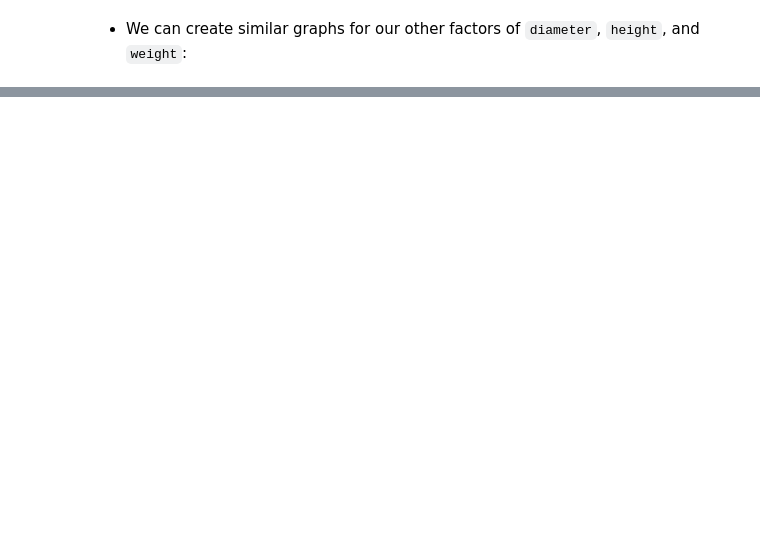
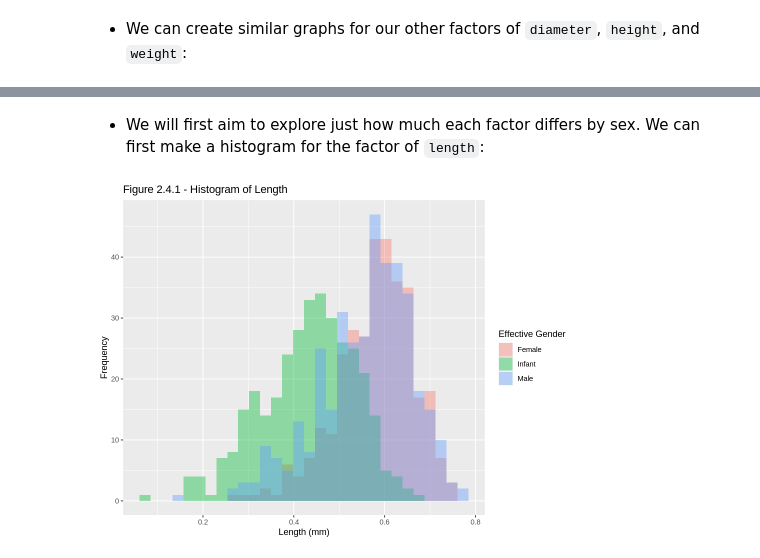
Before and after one commit to mmung3/dsci-100-2022w2-group-22, a Jupyter notebook: group_project_report.ipynb, the cells around one changed output, grey strips where cells are left out. Saved outputs shown, nothing was run; the diff lists cells and outputs as text; code cells hidden in the pictures; blank space fills up the shorter version.

```diff
--- a/group_project_report.ipynb
+++ b/group_project_report.ipynb
@@ -469,0 +368,15 @@ big_plot3
+# %% [markdown]
+* We will first aim to explore just how much each factor differs by sex. We can first make a histogram for the factor of `length`:
+# %%
+options(repr.plot.width = 8, repr.plot.height = 6)
+
+length_hist <- abalone_test |>
+    ggplot(aes(x = length, fill = sex)) +
+    geom_histogram(position="identity", alpha=0.4, bins=30) +
+    labs(x="Length (mm)", y="Frequency",
+        title="Figure 2.4.1 - Histogram of Length", fill="Effective Gender") +
+    scale_fill_discrete(labels=c("Female", "Infant", "Male"))
+
+length_hist
+# %% [output]
+[figure, added]
```
Also changed, not shown: parts of 73 cells of this notebook.
